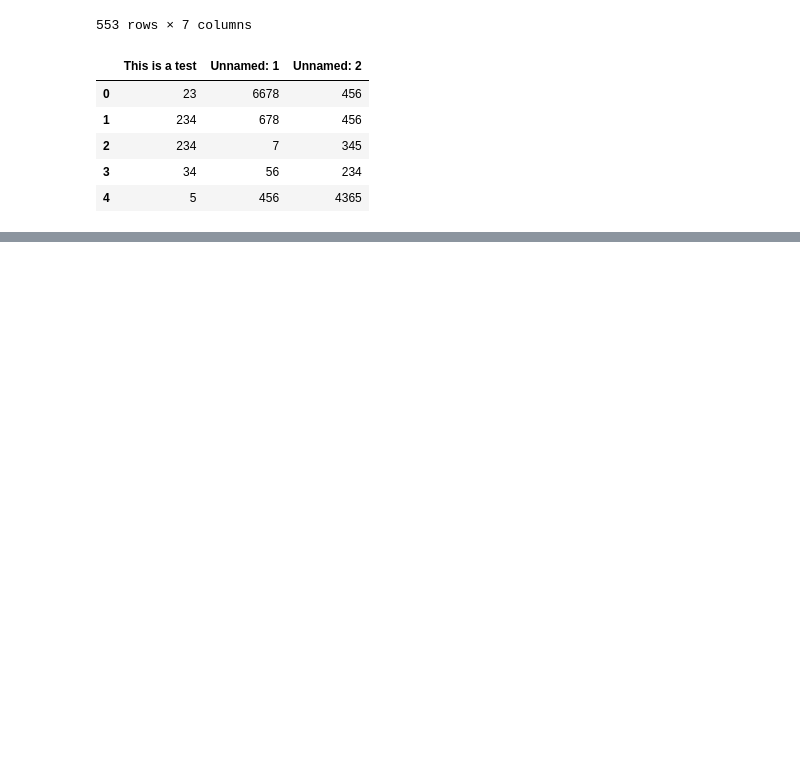
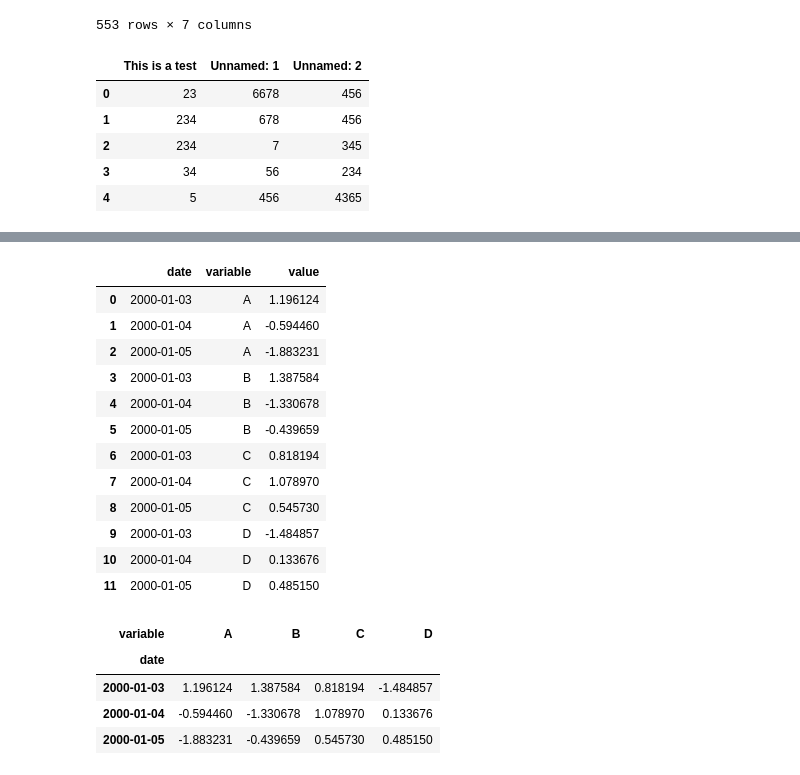
Before and after one commit to hixxxxxhi/Python-sandbox, a Jupyter notebook: notebooks/Data Analysis Basics.ipynb, the cells around one changed output, grey strips where cells are left out. Drawn from its saved outputs; the diff is of its cells as text; code cells hidden in the pictures; blank space fills up the shorter version.

```diff
--- a/notebooks/Data Analysis Basics.ipynb
+++ b/notebooks/Data Analysis Basics.ipynb
@@ -154,0 +645,36 @@ display(df2)
+# %%
+import pandas.util.testing as tm
+tm.N = 3
+
+def unpivot(frame):
+    N, K = frame.shape
+    data = {'value': frame.values.ravel('F'),
+                 'variable': np.asarray(frame.columns).repeat(N),
+                 'date': np.tile(np.asarray(frame.index), K)}
+    return DataFrame(data, columns=['date', 'variable', 'value'])
+
+df11 = unpivot(tm.makeTimeDataFrame())
+display(df11)
+
+# ピボットテーブルを作成する
+df_piv1 = df11.pivot('date', 'variable', 'value')
+display(df_piv1)
+# %% [output]
+|  | date | variable | value |
+| 0 | 2000-01-03 | A | 1.196124 |
+| 1 | 2000-01-04 | A | -0.594460 |
+| 2 | 2000-01-05 | A | -1.883231 |
+| 3 | 2000-01-03 | B | 1.387584 |
+| 4 | 2000-01-04 | B | -1.330678 |
+| 5 | 2000-01-05 | B | -0.439659 |
+| 6 | 2000-01-03 | C | 0.818194 |
+| 7 | 2000-01-04 | C | 1.078970 |
+| 8 | 2000-01-05 | C | 0.545730 |
+| 9 | 2000-01-03 | D | -1.484857 |
+| 10 | 2000-01-04 | D | 0.133676 |
+| 11 | 2000-01-05 | D | 0.485150 |
+| variable | A | B | C | D |
+| date |  |  |  |  |
+| 2000-01-03 | 1.196124 | 1.387584 | 0.818194 | -1.484857 |
+| 2000-01-04 | -0.594460 | -1.330678 | 1.078970 | 0.133676 |
+| 2000-01-05 | -1.883231 | -0.439659 | 0.545730 | 0.485150 |
```
Also changed, not shown: parts of 27 cells of this notebook.
